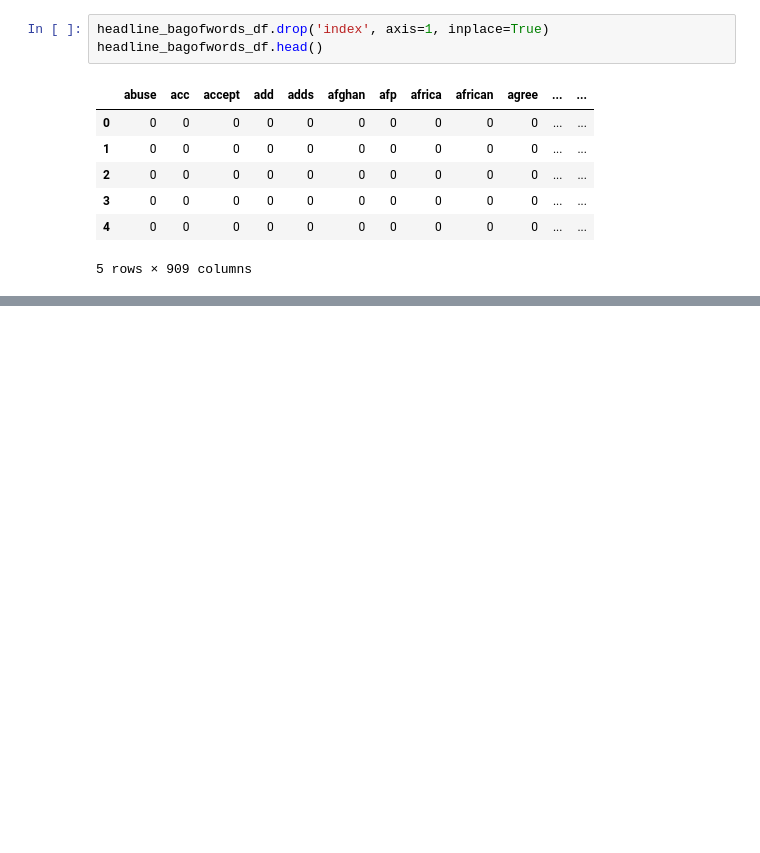
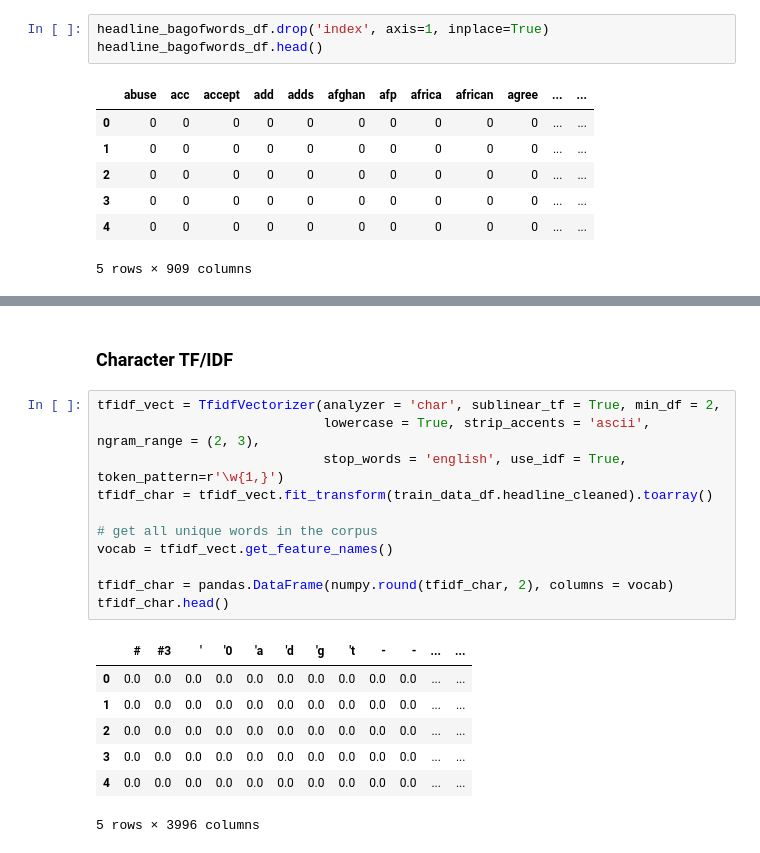
Before and after one commit to DataKnightsAI/Text-Classification-for-News-Summaries, a Jupyter notebook: feature-engineering - VK 3rd April.ipynb, the cells around one changed output, grey strips where cells are left out. Cells and saved outputs as stored; diff of their text form; blank space fills up the shorter version.

```diff
--- a/feature-engineering - VK 3rd April.ipynb
+++ b/feature-engineering - VK 3rd April.ipynb
@@ -76,0 +161,21 @@ headline_bagofwords_df.head()
+# %% [markdown]
+ ### Character TF/IDF
+# %%
+tfidf_vect = TfidfVectorizer(analyzer = 'char', sublinear_tf = True, min_df = 2,
+                             lowercase = True, strip_accents = 'ascii', ngram_range = (2, 3),
+                             stop_words = 'english', use_idf = True, token_pattern=r'\w{1,}')
+tfidf_char = tfidf_vect.fit_transform(train_data_df.headline_cleaned).toarray()
+
+# get all unique words in the corpus
+vocab = tfidf_vect.get_feature_names()
+
+tfidf_char = pandas.DataFrame(numpy.round(tfidf_char, 2), columns = vocab)
+tfidf_char.head()
+# %% [output]
+|  | # | #3 | ' | '0 | 'a | 'd | 'g | 't | - | - | ... | ... |
+| 0 | 0.0 | 0.0 | 0.0 | 0.0 | 0.0 | 0.0 | 0.0 | 0.0 | 0.0 | 0.0 | ... | ... |
+| 1 | 0.0 | 0.0 | 0.0 | 0.0 | 0.0 | 0.0 | 0.0 | 0.0 | 0.0 | 0.0 | ... | ... |
+| 2 | 0.0 | 0.0 | 0.0 | 0.0 | 0.0 | 0.0 | 0.0 | 0.0 | 0.0 | 0.0 | ... | ... |
+| 3 | 0.0 | 0.0 | 0.0 | 0.0 | 0.0 | 0.0 | 0.0 | 0.0 | 0.0 | 0.0 | ... | ... |
+| 4 | 0.0 | 0.0 | 0.0 | 0.0 | 0.0 | 0.0 | 0.0 | 0.0 | 0.0 | 0.0 | ... | ... |
+5 rows × 3996 columns
```
Also changed, not shown: parts of 21 cells of this notebook, 1 other file.
